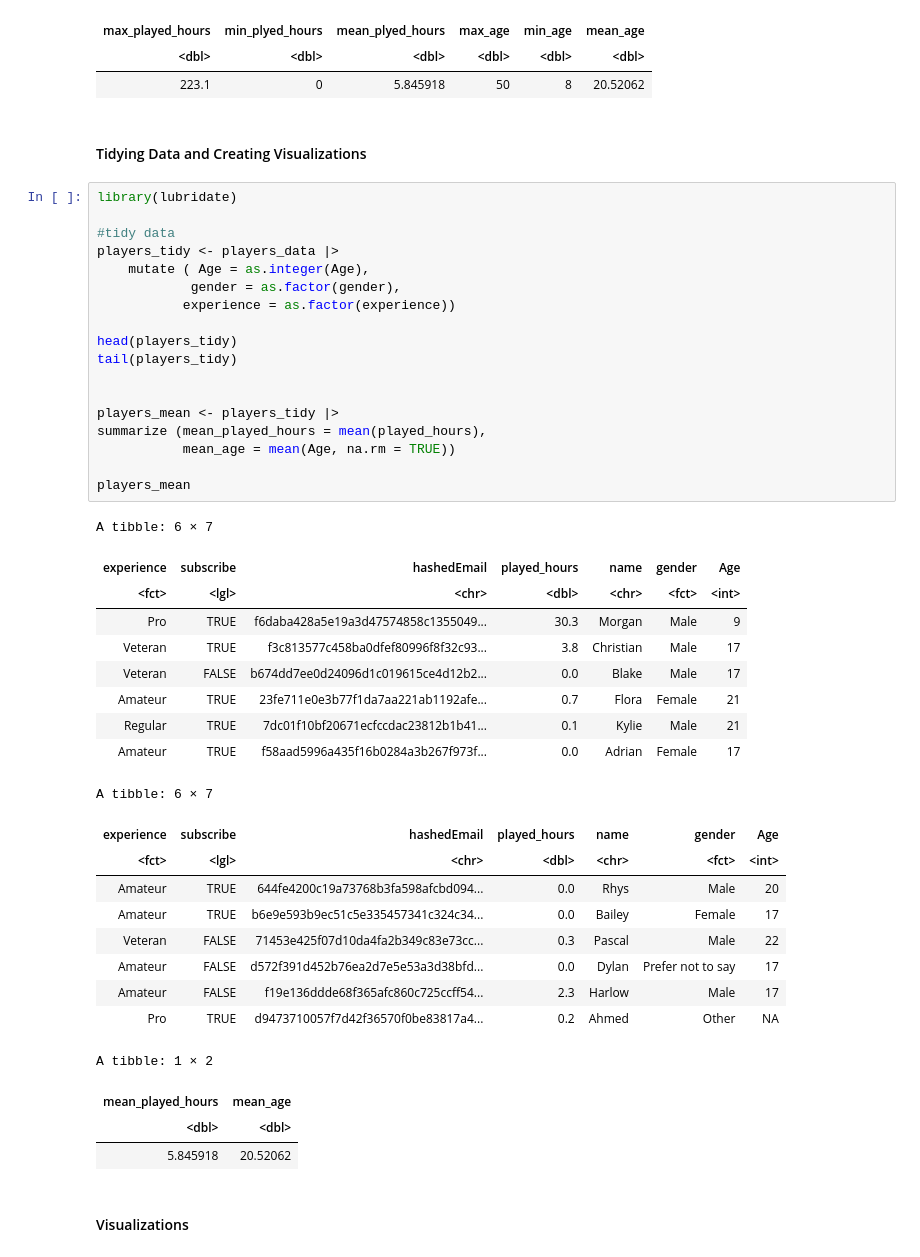
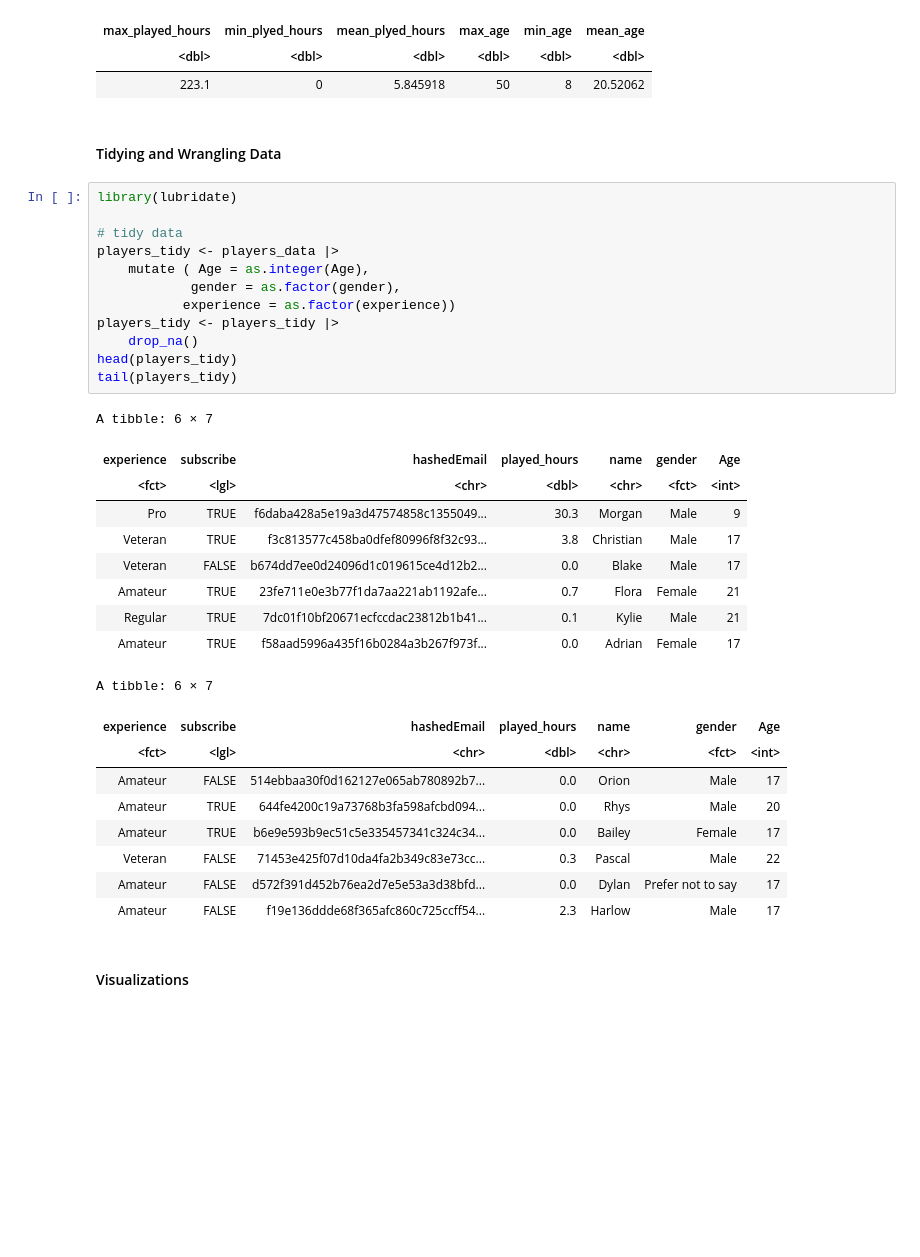
Before and after one commit to ArabellaKel/DSCI-Project, a Jupyter notebook: Project_Planning (Current).ipynb, the cells around one changed output. Cells and saved outputs as stored; diff of their text form; blank space fills up the shorter version.

```diff
--- a/Project_Planning (Current).ipynb
+++ b/Project_Planning (Current).ipynb
@@ -113,48 +83,38 @@ A tibble: 1 × 6
 | <dbl> | <dbl> | <dbl> | <dbl> | <dbl> | <dbl> |
 | 223.1 | 0 | 5.845918 | 50 | 8 | 20.52062 |
 # %% [markdown]
-#### Tidying Data and Creating Visualizations
+#### Tidying and Wrangling Data
 # %%
 library(lubridate)
 
-#tidy data
+# tidy data
 players_tidy <- players_data |>
     mutate ( Age = as.integer(Age),
             gender = as.factor(gender),
            experience = as.factor(experience))
-
+players_tidy <- players_tidy |>
+    drop_na()
 head(players_tidy)
 tail(players_tidy)
-
-
-players_mean <- players_tidy |>
-summarize (mean_played_hours = mean(played_hours),
-           mean_age = mean(Age, na.rm = TRUE))
-
-players_mean
 # %% [output]
 A tibble: 6 × 7
 | experience | subscribe | hashedEmail | played_hours | name | gender | Age |
 | <fct> | <lgl> | <chr> | <dbl> | <chr> | <fct> | <int> |
 | Pro | TRUE | f6daba428a5e19a3d47574858c1355049... | 30.3 | Morgan | Male | 9 |
 | Veteran | TRUE | f3c813577c458ba0dfef80996f8f32c93... | 3.8 | Christian | Male | 17 |
 | Veteran | FALSE | b674dd7ee0d24096d1c019615ce4d12b2... | 0.0 | Blake | Male | 17 |
 | Amateur | TRUE | 23fe711e0e3b77f1da7aa221ab1192afe... | 0.7 | Flora | Female | 21 |
 | Regular | TRUE | 7dc01f10bf20671ecfccdac23812b1b41... | 0.1 | Kylie | Male | 21 |
 | Amateur | TRUE | f58aad5996a435f16b0284a3b267f973f... | 0.0 | Adrian | Female | 17 |
 A tibble: 6 × 7
 | experience | subscribe | hashedEmail | played_hours | name | gender | Age |
 | <fct> | <lgl> | <chr> | <dbl> | <chr> | <fct> | <int> |
+| Amateur | FALSE | 514ebbaa30f0d162127e065ab780892b7... | 0.0 | Orion | Male | 17 |
 | Amateur | TRUE | 644fe4200c19a73768b3fa598afcbd094... | 0.0 | Rhys | Male | 20 |
 | Amateur | TRUE | b6e9e593b9ec51c5e335457341c324c34... | 0.0 | Bailey | Female | 17 |
 | Veteran | FALSE | 71453e425f07d10da4fa2b349c83e73cc... | 0.3 | Pascal | Male | 22 |
 | Amateur | FALSE | d572f391d452b76ea2d7e5e53a3d38bfd... | 0.0 | Dylan | Prefer not to say | 17 |
 | Amateur | FALSE | f19e136ddde68f365afc860c725ccff54... | 2.3 | Harlow | Male | 17 |
-| Pro | TRUE | d9473710057f7d42f36570f0be83817a4... | 0.2 | Ahmed | Other | NA |
-A tibble: 1 × 2
-| mean_played_hours | mean_age |
-| <dbl> | <dbl> |
-| 5.845918 | 20.52062 |
 # %% [markdown]
 #### Visualizations
 # %%
```
Also changed, not shown: parts of 10 cells of this notebook.
